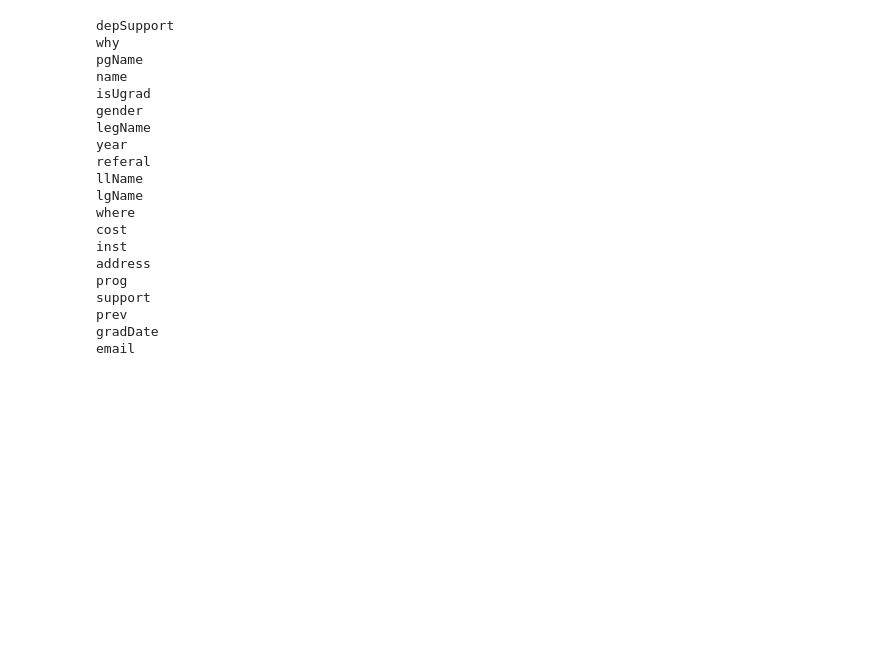
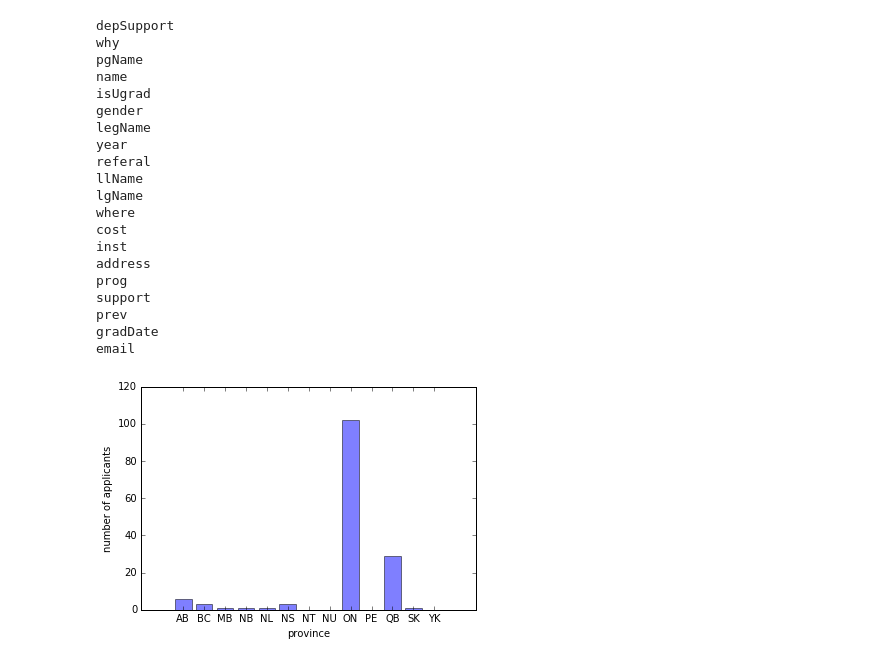
Before and after one commit to jaspergrond/applications, a Jupyter notebook: Test.ipynb, the cells around one changed output. Saved outputs shown, nothing was run; the diff lists cells and outputs as text; code cells hidden in the pictures; blank space fills up the shorter version.

```diff
--- a/Test.ipynb
+++ b/Test.ipynb
@@ -55,3 +37,19 @@ support
 prev
 gradDate
 email
+# %%
+provString = ['AB', 'BC', 'MB', 'NB', 'NL', 'NS','NT','NU','ON','PE','QB', 'SK','YK']
+provCount = np.zeros(len(provString))
+for i in apps:
+    for j in range(len(provString)):
+        if i['where'].split("/")[1] == provString[j]:
+            provCount[j] += 1
+
+plt.bar(np.arange(len(provString)), provCount, align='center', alpha=0.5)
+plt.xticks(np.arange(len(provString)), provString)
+plt.ylabel('number of applicants')
+plt.xlabel('province')
+plt.show()
+plt.close()
+# %% [output]
+[figure, added]
```
Also changed, not shown: parts of 7 cells of this notebook.
